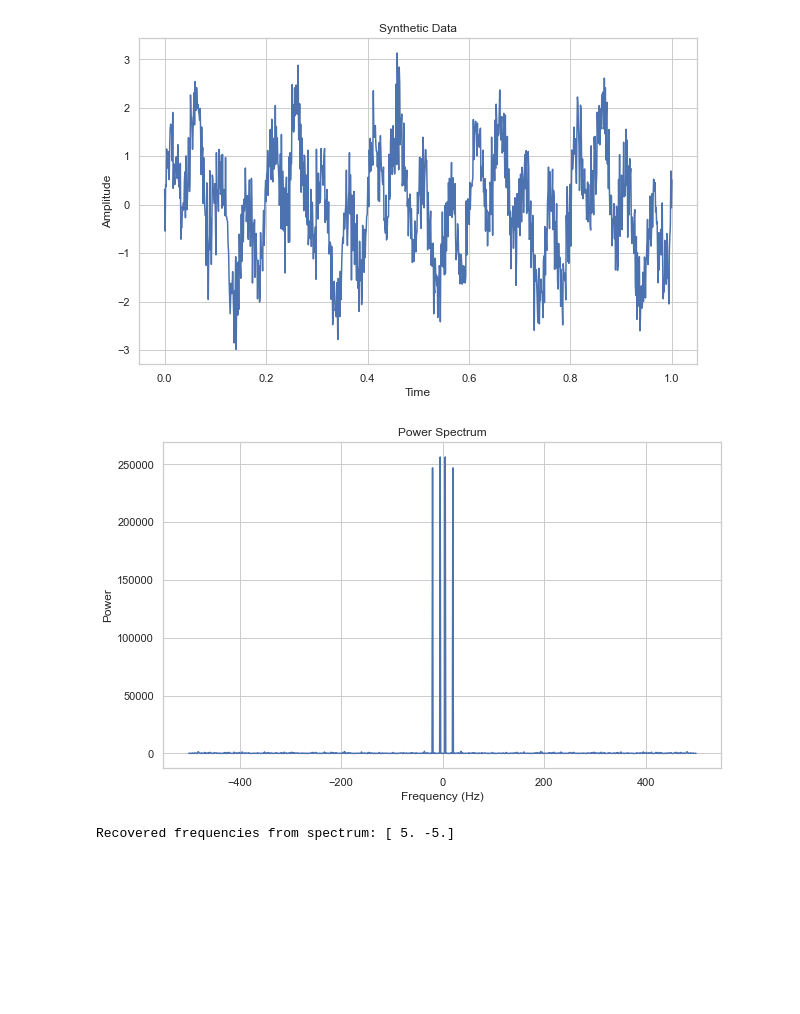
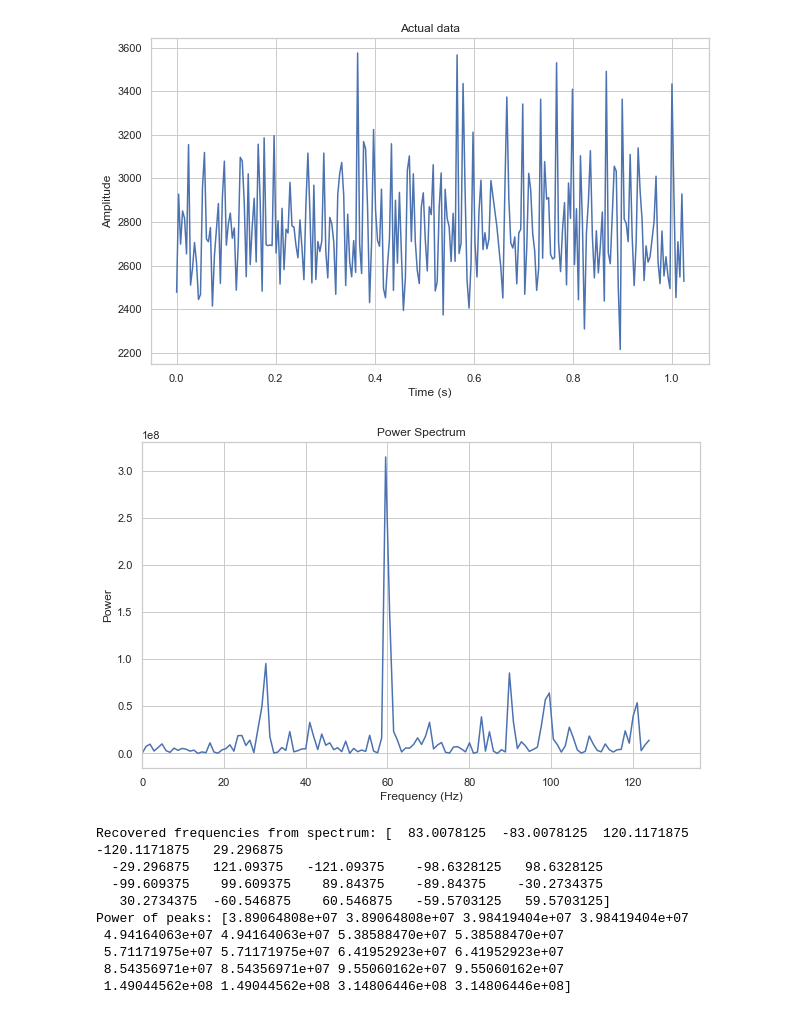
Before and after one commit to Joao-Carlos-S-G-de-A/Pulsar-Fourier-Transform, a Jupyter notebook: Main.ipynb, the cells around one changed output. Cells and saved outputs as stored; diff of their text form; code cells hidden in the pictures; blank space fills up the shorter version.

```diff
--- a/Main.ipynb
+++ b/Main.ipynb
@@ -63,64 +64,49 @@ Recovered frequencies from spectrum: [ 5. -5.]
 # %%
-#chat pretty
-import numpy as np
-import matplotlib.pyplot as plt
-import seaborn as sns
+data = np.genfromtxt('pulsar.dat') #import data
+number_of_samples = len(data)
+periodsample = 0.004 # seconds
+time = np.linspace(0, number_of_samples*periodsample, number_of_samples)
 
-# Set Seaborn style
-sns.set(style="whitegrid")
-
-# Generate synthetic data
-def generate_synthetic_data(num_samples, freq1, freq2, noise_level=0, t = np.linspace(0, 1, num_samples)):
-    signal1 = np.sin(2 * np.pi * freq1 * t)
-    signal2 = np.sin(2 * np.pi * freq2 * t)
-    noise = np.random.normal(0, noise_level, num_samples)
-    synthetic_data = signal1 + signal2 + noise
-    return synthetic_data
-
-# Perform Fourier transform to recover frequencies
-def recover_frequencies(data, sampling_rate):
-    N = len(data)
-    frequencies = np.fft.fftfreq(N, d=1/sampling_rate)
-    fft_data = np.fft.fft(data)
-    power_spectrum = np.abs(fft_data)**2
-    return frequencies, power_spectrum
-
-# Parameters for synthetic data
-num_samples = 1000
-sampling_rate = 1000  # Hz
-freq1 = 5  # Hz
-freq2 = 20  # Hz
-noise_level = 0.5
-time = np.linspace(0, 1, num_samples)
-
-# Generate synthetic data
-synthetic_data = generate_synthetic_data(num_samples, freq1, freq2, noise_level)
-
-# Plot synthetic data
+# Plot actual data
 plt.figure(figsize=(10, 6))
-sns.lineplot(x=time, y=synthetic_data)
-plt.title('Synthetic Data')
-plt.xlabel('Time')
+sns.lineplot(x=time, y=data)
+plt.title('Actual data')
+plt.xlabel('Time (s)')
 plt.ylabel('Amplitude')
 plt.show()
 
+sampling_rate = 1/periodsample  # per milli second
+
 # Perform Fourier transform
-frequencies, power_spectrum = recover_frequencies(synthetic_data, sampling_rate)
+frequencies, power_spectrum = recover_frequencies(data, sampling_rate)
 
 # Plot power spectrum
 plt.figure(figsize=(10, 6))
+power_spectrum[0] = 0 #setting to zero to remove the constant, non varying luminosity
 sns.lineplot(x=frequencies, y=power_spectrum)
 plt.title('Power Spectrum')
 plt.xlabel('Frequency (Hz)')
 plt.ylabel('Power')
+plt.xlim(0,)
 plt.show()
 
+
 # Find peaks in power spectrum
-peaks_idx = np.argsort(power_spectrum)[-2:]  # Get indices of two highest peaks
-peak_freqs = frequencies[peaks_idx]  # Get corresponding frequencies
-print("Recovered frequencies from spectrum:", peak_freqs)
+peaks_idx = np.argsort(power_spectrum)[-20:]  # Get indices of two highest peaks
+freqs_actual = frequencies[peaks_idx]  # Get corresponding frequencies
+powers_actual = power_spectrum[peaks_idx]  # Get corresponding power
+print("Recovered frequencies from spectrum:", freqs_actual)
+print("Power of peaks:", powers_actual)
 # %% [output]
-[figure, old version]
+[figure, new version]
-[figure, old version]
+[figure, new version]
-Recovered frequencies from spectrum: [ 5. -5.]
+Recovered frequencies from spectrum: [  83.0078125  -83.0078125  120.1171875 -120.1171875   29.296875
+  -29.296875   121.09375   -121.09375    -98.6328125   98.6328125
+  -99.609375    99.609375    89.84375    -89.84375    -30.2734375
+   30.2734375  -60.546875    60.546875   -59.5703125   59.5703125]
+Power of peaks: [3.89064808e+07 3.89064808e+07 3.98419404e+07 3.98419404e+07
+ 4.94164063e+07 4.94164063e+07 5.38588470e+07 5.38588470e+07
+ 5.71171975e+07 5.71171975e+07 6.41952923e+07 6.41952923e+07
+ 8.54356971e+07 8.54356971e+07 9.55060162e+07 9.55060162e+07
+ 1.49044562e+08 1.49044562e+08 3.14806446e+08 3.14806446e+08]
 # %%
```
Also changed, not shown: parts of 12 cells of this notebook, 7 other files.
